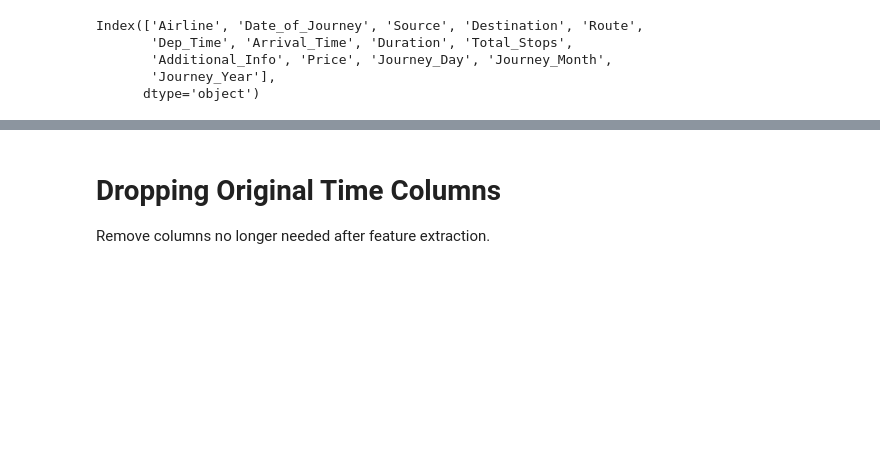
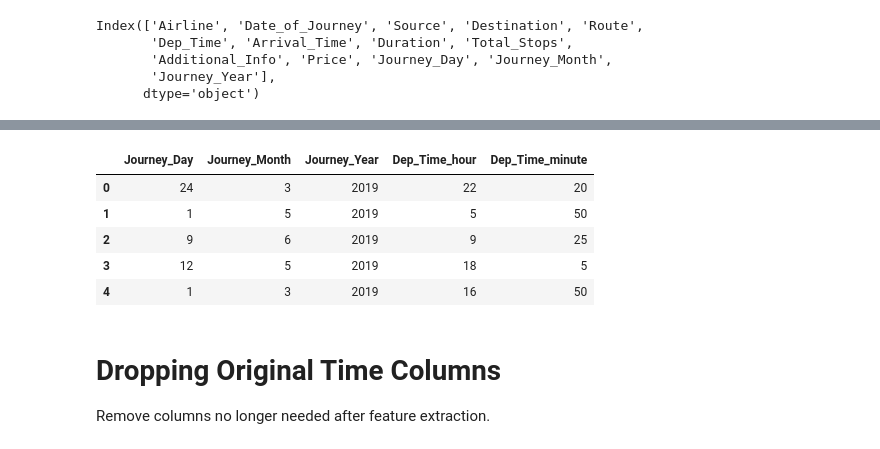
Before and after one commit to Obscurestr/Flight_Prediction, a Jupyter notebook: Flight_Prediction.ipynb, the cells around one changed output, grey strips where cells are left out. Saved outputs shown, nothing was run; the diff lists cells and outputs as text; code cells hidden in the pictures; blank space fills up the shorter version.

```diff
--- a/Flight_Prediction.ipynb
+++ b/Flight_Prediction.ipynb
@@ -270,3 +270,12 @@ extract_hour_min(data,"Arrival_Time")
+# %%
+data[['Journey_Day', 'Journey_Month', 'Journey_Year','Dep_Time_hour','Dep_Time_minute']].head()
+# %% [output]
+|  | Journey_Day | Journey_Month | Journey_Year | Dep_Time_hour | Dep_Time_minute |
+| 0 | 24 | 3 | 2019 | 22 | 20 |
+| 1 | 1 | 5 | 2019 | 5 | 50 |
+| 2 | 9 | 6 | 2019 | 9 | 25 |
+| 3 | 12 | 5 | 2019 | 18 | 5 |
+| 4 | 1 | 3 | 2019 | 16 | 50 |
 # %% [markdown]
 # Dropping Original Time Columns
 Remove columns no longer needed after feature extraction.
```
Also changed, not shown: parts of 17 cells of this notebook.
